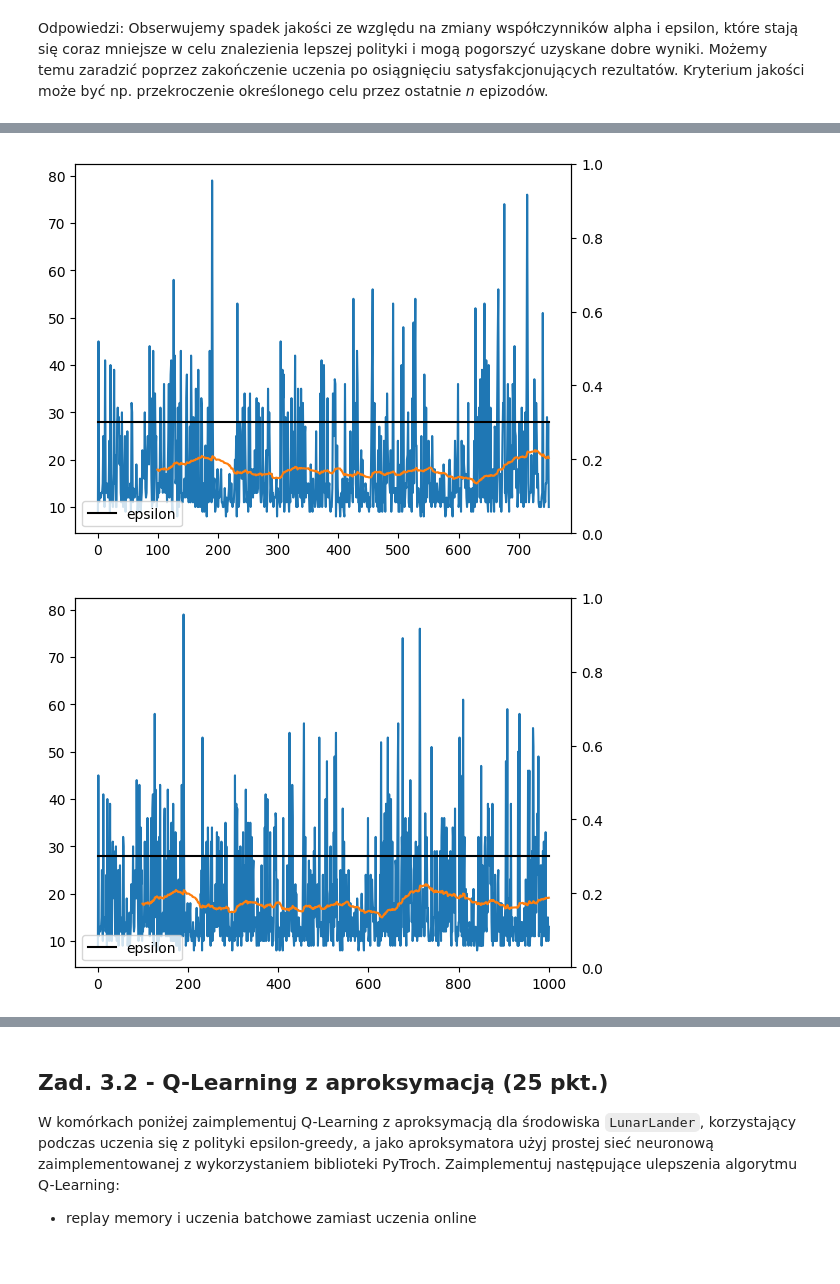
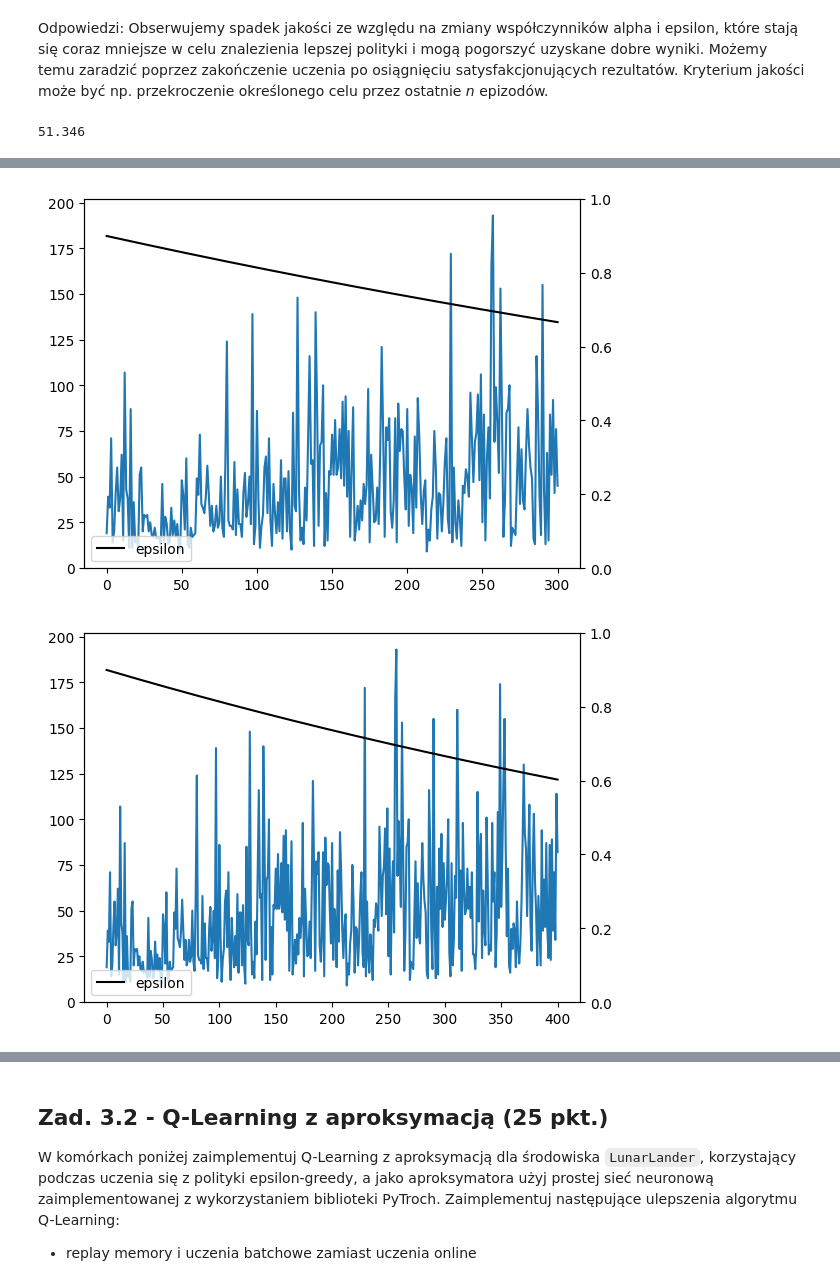
Before and after one commit to Michu-dev/ai-university-labs, a Jupyter notebook: Reinforcement Learning/homework-3-qlearning.ipynb, the cells around one changed output, grey strips where cells are left out. Saved outputs shown, nothing was run; the diff lists cells and outputs as text; code cells hidden in the pictures.

```diff
--- a/Reinforcement Learning/homework-3-qlearning.ipynb
+++ b/Reinforcement Learning/homework-3-qlearning.ipynb
@@ -27,8 +27,8 @@ import gymnasium as gym
 import pandas as pd
 import numpy as np
 
-# env = gym.make("CartPole-v1")
-env = gym.make("LunarLander-v2")
+env = gym.make("CartPole-v1")
+# env = gym.make("LunarLander-v2")
 observation = env.reset()
 for _ in range(1000):
     env.render()
@@ -79,14 +76,11 @@ from IPython import display
 %matplotlib inline
 
 
-def plot_rewards(rewards, eps, roll):
+def plot_rewards(rewards, eps):
     fig, ax = plt.subplots()
-    ax.margins(x=0)
     ax.plot(rewards)
-    ax.plot(pd.Series(rewards).rolling(roll).mean())
     ax2 = ax.twinx()
     ax2.plot(eps, label='epsilon', color='k')
-    #ax2.plot(alpha, label='alpha', color='b')
     ax2.legend(loc='lower left')
     ax2.grid(False)
     ax2.set_ylim(0, 1)
@@ -94,10 +88,9 @@ def plot_rewards(rewards, eps, roll):
     display.clear_output(wait=True)
 
 
-def run_agent_in_env(env, agent, episodes, learning=False, plot=False, plot_interval=1000, target=None, target_window=None):
+def run_agent_in_env(env, agent, episodes, learning=False, plot=False, plot_interval=1000):
     rewards = []
     eps = []
-    roll = target_window or 50
     for episode in range(episodes):
         observation = env.reset()
         total_reward = 0
@@ -117,16 +110,11 @@ def run_agent_in_env(env, agent, episodes, learning=False, plot=False, plot_inte
 
             observation = next_observation
         rewards.append(total_reward)
-        eps.append(agent.ε)
+        eps.append(agent.epsilon)
 
         # Wyświetl na wykresie nagrody otrzymane po kolei w epizodach
         if plot and episode % plot_interval == 0:
-            plot_rewards(rewards, eps, roll)
-
-        if plot and  target is not None and len(rewards) > target_window and np.mean(rewards[-target_window:]) > target:
-            print('early stopping...')
-            plot_rewards(rewards, eps, roll)
-            break
+            plot_rewards(rewards, eps)
 
     return rewards
 # %%
@@ -204,10 +154,10 @@ class TabularQLearningAgent(Agent):
 # %%
 class TabularQLearningAgent(Agent):
-    def __init__(self, env, alpha=0.9, gamma=0.5, epsilon=0.9, eps_decay=0.9999, alpha_decay=0.9999):
+    def __init__(self, env, alpha=0.3, gamma=1, epsilon=0.9, eps_decay=0.999, alpha_decay=0.999):
         super().__init__(env)
         self.alpha, self.gamma, self.epsilon, self.eps_decay, self.alpha_decay = alpha, gamma, epsilon, eps_decay, alpha_decay
-        self.maxes = np.array([4.8, 10, 0.42, 10])
-        self.ranges = np.array([30, 30, 50, 50])
+        self.maxes = np.array([4.8, 3, 0.42, 3])
+        self.ranges = np.array([30, 18, 10, 18])
         self.mins = -self.maxes
         np.random.seed(123)
         # print([env.action_space.n])
@@ -215,7 +165,8 @@ class TabularQLearningAgent(Agent):
         # print(self.Q)
 
     def discretize(self, obs, bin=10):
-        obs = obs[0]
+        if len(obs) == 2:
+            obs = obs[0]
         # print(obs)
         discrete_series = (np.clip(obs, self.mins, self.maxes) - self.mins) / (self.maxes - self.mins)
         discrete_series = np.round((self.ranges - 1) * discrete_series)
@@ -226,8 +177,8 @@ class TabularQLearningAgent(Agent):
     def process_transition(self, observation, action, reward, next_observation, done):
         s, s_next = self.discretize(observation), self.discretize(next_observation)
         if done:
-            self.epsilon = max(self.epsilon * self.eps_decay, 0)
-            # self.alpha = max(self.alpha * self.alpha_decay, 0)
+            self.epsilon = max(self.epsilon * self.eps_decay, 0.1)
+            self.alpha = max(self.alpha * self.alpha_decay, 0.1)
         max_future_q = np.max(self.Q[s_next])
         current_q = self.Q[s + (action,)]
         new_q = (1 - self.alpha) * current_q + self.alpha * (reward + self.gamma * max_future_q)
@@ -235,7 +186,7 @@ class TabularQLearningAgent(Agent):
         # self.Q[s][action] += self.alpha * (reward + self.gamma * np.max(self.Q[s_next]) - self.Q[s][action])
 
     def get_action(self, observation, learning):
-        if np.random.random() > self.epsilon:
+        if learning and np.random.random() < self.epsilon:
             s = self.discretize(observation)
             a = np.argmax(self.Q[s])
         else:
@@ -245,5 +196,7 @@ class TabularQLearningAgent(Agent):
 # Uczenie/testowania agenta
 env = gym.make("CartPole-v1")
 agent = TabularQLearningAgent(env)
-rewards = run_agent_in_env(env, agent, 3000, learning=True, plot=True, target=400, target_window=100, plot_interval=250)
+rewards = run_agent_in_env(env, agent, 500, learning=True, plot=True, plot_interval=100)
+# print(np.mean(np.array(rewards)))
 # %% [output]
+51.346
@@ -253,2 +206,2 @@ rewards = run_agent_in_env(env, agent, 3000, learning=True, plot=True, target=40
-[figure, old version]
+[figure, new version]
-[figure, old version]
+[figure, new version]
```
Also changed, not shown: parts of 15 cells of this notebook, 5 other files.
